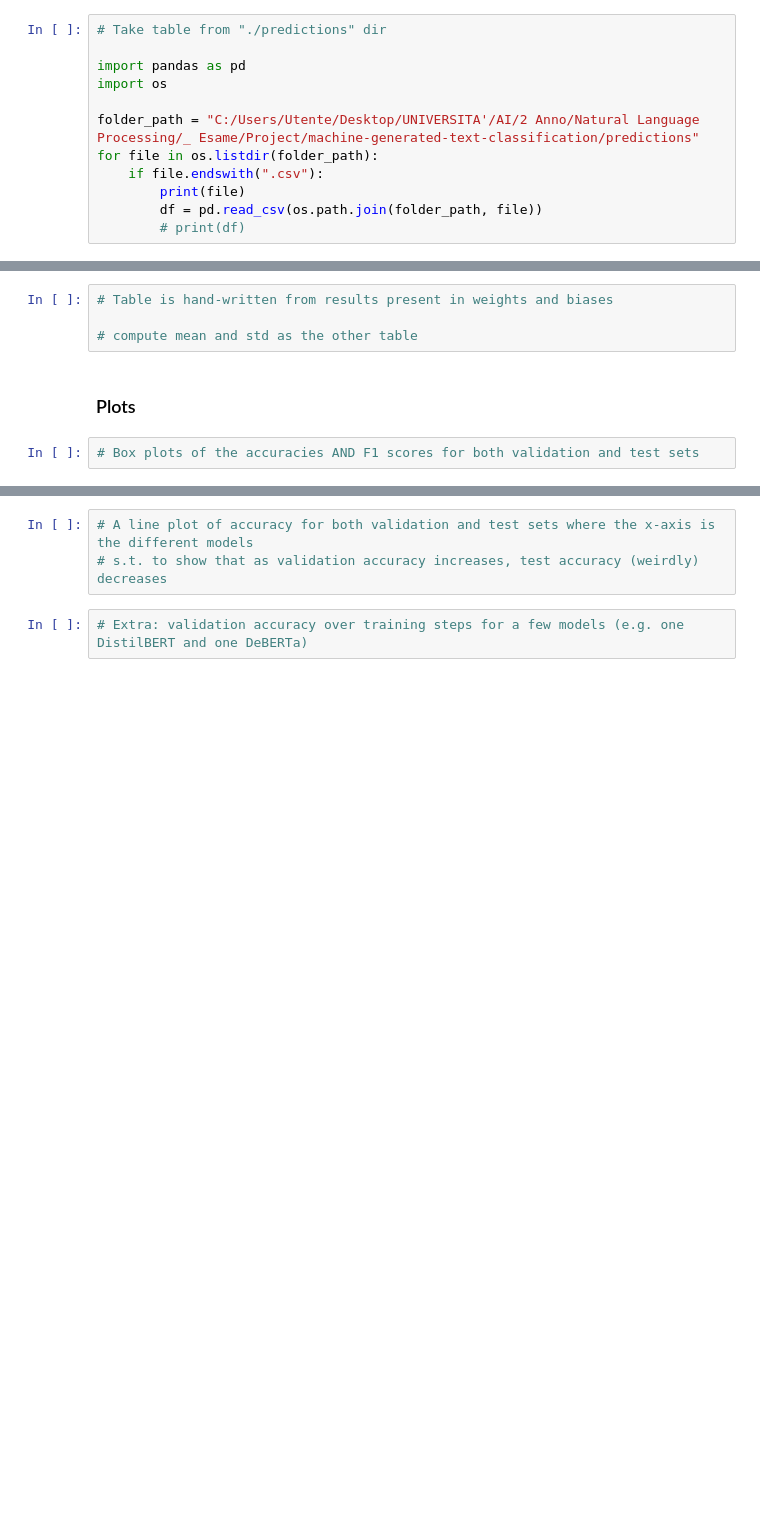
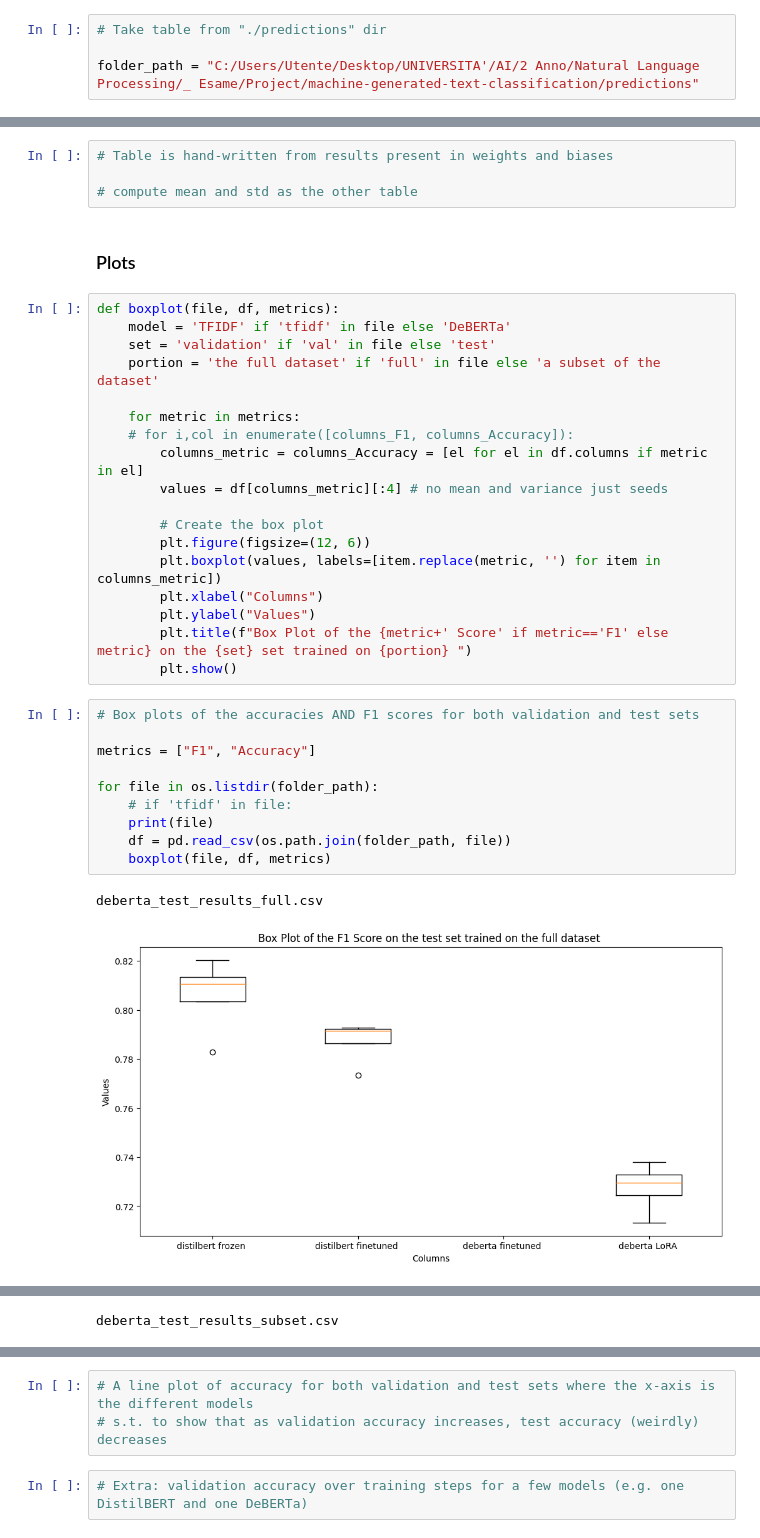
Before and after one commit to edomerli/machine-generated-text-classification, a Jupyter notebook: results_plotter.ipynb, the cells around one changed output, grey strips where cells are left out. Drawn from its saved outputs; the diff is of its cells as text; blank space fills up the shorter version.

Commit message:
box plots

```diff
--- a/results_plotter.ipynb
+++ b/results_plotter.ipynb
@@ -9,12 +13,4 @@ Majority classifier, random classifiers, TF-IDF ML classifier
 # %%
 # Take table from "./predictions" dir
 
-import pandas as pd
-import os
-
 folder_path = "C:/Users/Utente/Desktop/UNIVERSITA'/AI/2 Anno/Natural Language Processing/_ Esame/Project/machine-generated-text-classification/predictions"
-for file in os.listdir(folder_path):
-    if file.endswith(".csv"):
-        print(file)
-        df = pd.read_csv(os.path.join(folder_path, file))
-        # print(df)
@@ -64,5 +20,34 @@ DistilBERT and DeBERTaV3-Large
 # compute mean and std as the other table
 # %% [markdown]
 ### Plots
+# %%
+def boxplot(file, df, metrics):
+    model = 'TFIDF' if 'tfidf' in file else 'DeBERTa'
+    set = 'validation' if 'val' in file else 'test'
+    portion = 'the full dataset' if 'full' in file else 'a subset of the dataset'
+
+    for metric in metrics:
+    # for i,col in enumerate([columns_F1, columns_Accuracy]):
+        columns_metric = columns_Accuracy = [el for el in df.columns if metric in el]
+        values = df[columns_metric][:4] # no mean and variance just seeds
+
+        # Create the box plot
+        plt.figure(figsize=(12, 6))
+        plt.boxplot(values, labels=[item.replace(metric, '') for item in columns_metric])
+        plt.xlabel("Columns")
+        plt.ylabel("Values")
+        plt.title(f"Box Plot of the {metric+' Score' if metric=='F1' else metric} on the {set} set trained on {portion} ")
+        plt.show()
 # %%
 # Box plots of the accuracies AND F1 scores for both validation and test sets
+
+metrics = ["F1", "Accuracy"]
+
+for file in os.listdir(folder_path):
+    # if 'tfidf' in file:
+    print(file)
+    df = pd.read_csv(os.path.join(folder_path, file))
+    boxplot(file, df, metrics)
+# %% [output]
+deberta_test_results_full.csv
+[figure, added]
@@ -68,0 +55 @@ DistilBERT and DeBERTaV3-Large
+deberta_test_results_subset.csv
```
Also changed, not shown: parts of 5 cells of this notebook.
